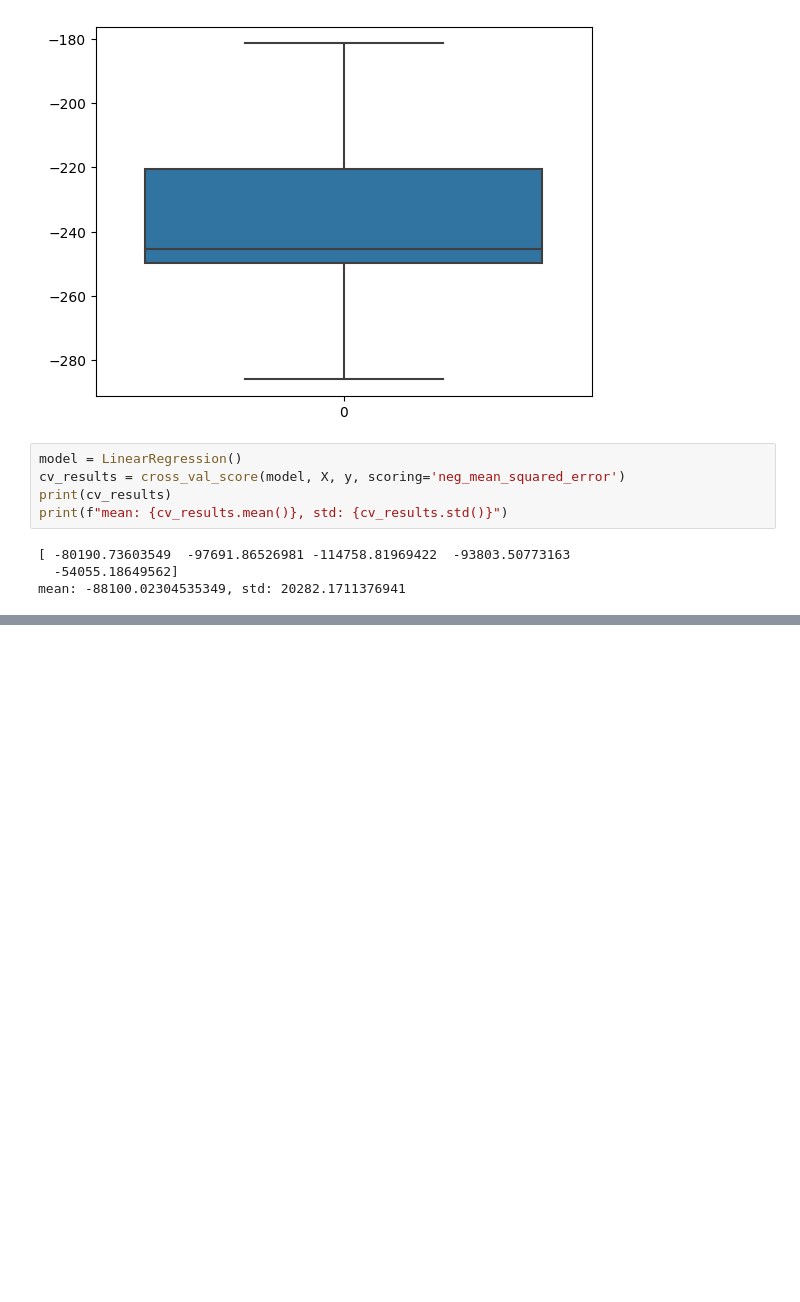
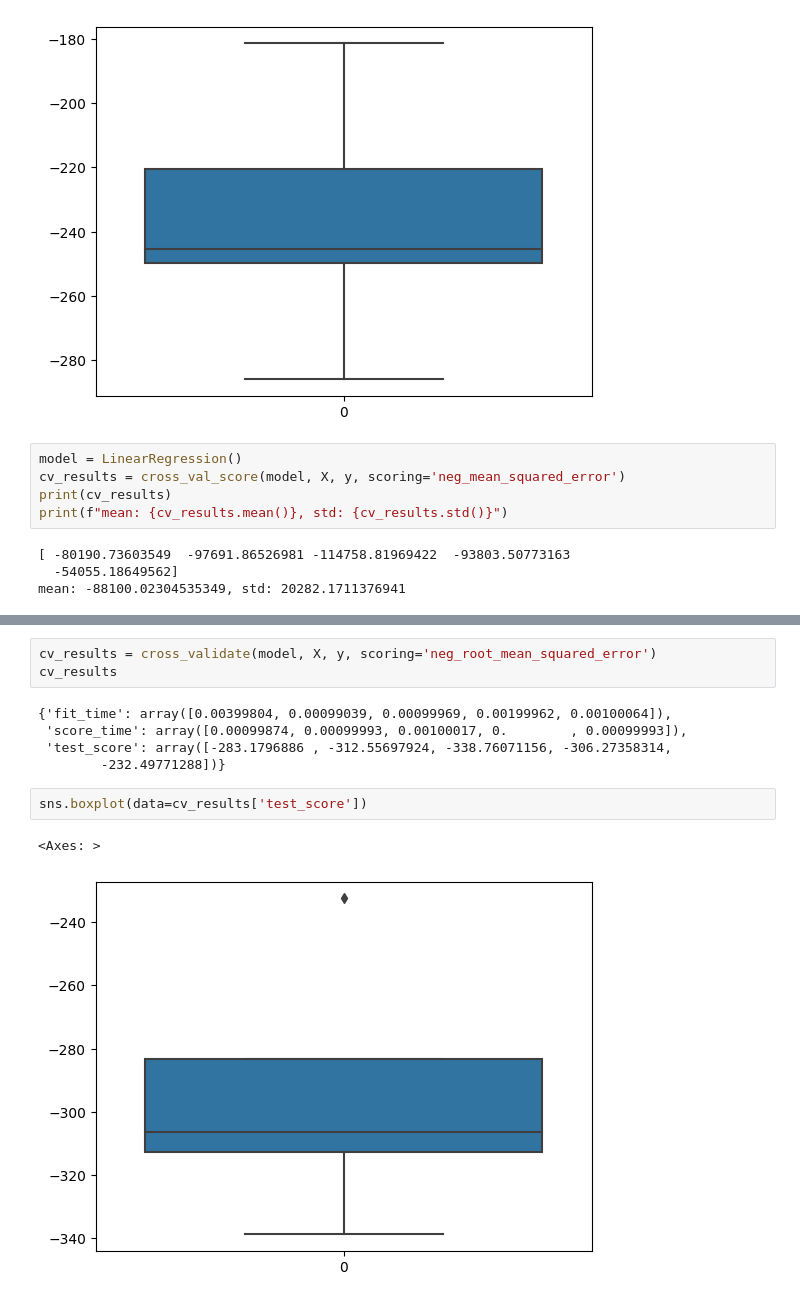
Before and after one commit to Angelbardon/curso-_analisis_angel_bardon, a Jupyter notebook: m6-ml/4. Validacion/validacion_de _modelos.ipynb, the cells around one changed output, grey strips where cells are left out. Saved outputs shown, nothing was run; the diff lists cells and outputs as text; blank space fills up the shorter version.

Commit message:
train_test_split + cross_val_score + varios model

```diff
--- a/m6-ml/4. Validacion/validacion_de _modelos.ipynb
+++ b/m6-ml/4. Validacion/validacion_de _modelos.ipynb
@@ -71,0 +94,13 @@ cv_results
+# %%
+cv_results = cross_validate(model, X, y, scoring='neg_root_mean_squared_error')
+cv_results
+# %% [output]
+{'fit_time': array([0.00399804, 0.00099039, 0.00099969, 0.00199962, 0.00100064]),
+ 'score_time': array([0.00099874, 0.00099993, 0.00100017, 0.        , 0.00099993]),
+ 'test_score': array([-283.1796886 , -312.55697924, -338.76071156, -306.27358314,
+        -232.49771288])}
+# %%
+sns.boxplot(data=cv_results['test_score'])
+# %% [output]
+<Axes: >
+[figure, added]
```
Also changed, not shown: parts of 9 cells of this notebook, 1 other file.
